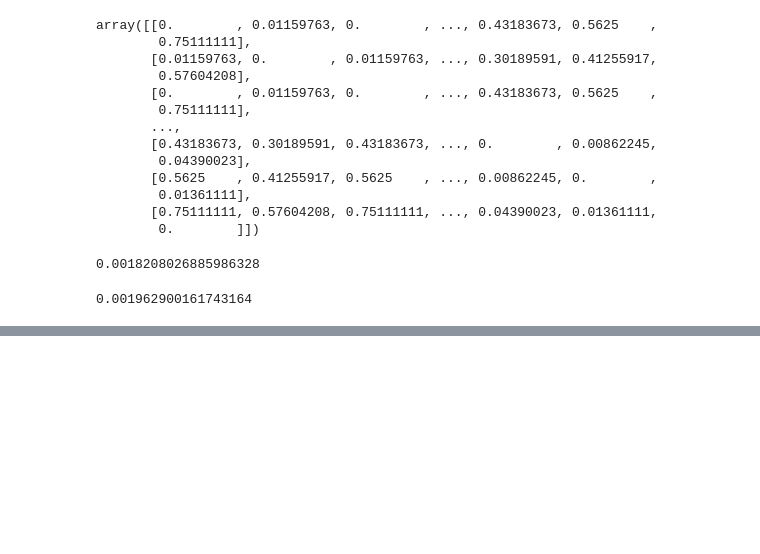
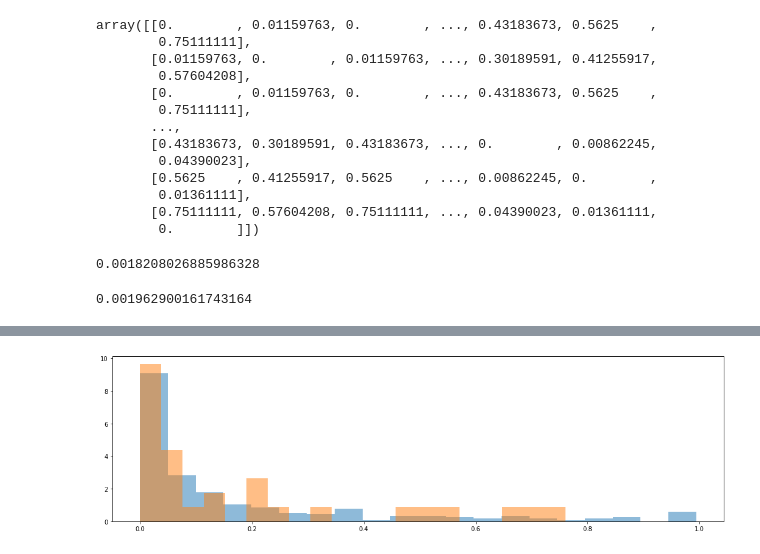
Before and after one commit to lareaulab/sc_binary_splicing, a Jupyter notebook: results/data_analysis/autocorrelation.ipynb, the cells around one changed output, grey strips where cells are left out. Cells and saved outputs as stored; diff of their text form; code cells hidden in the pictures; blank space fills up the shorter version.

```diff
--- a/results/data_analysis/autocorrelation.ipynb
+++ b/results/data_analysis/autocorrelation.ipynb
@@ -910,0 +1125,7 @@ print(t.time()-tiempo)
+# %%
+selected_mrna = [x for x in song_filtered_lax[0].index[song_filtered_lax[0].isna().mean(axis=1) <= 0.5] if x in pval_song.index]
+plt.hist(pval_song['pvals'], alpha = 0.5, density=True, bins=20)
+plt.hist(pval_song.loc[selected_mrna,'pvals'], alpha = 0.5, density=True, bins=20)
+plt.show()
+# %% [output]
+[figure, added]
```
Also changed, not shown: parts of 13 cells of this notebook, 7 other files.
